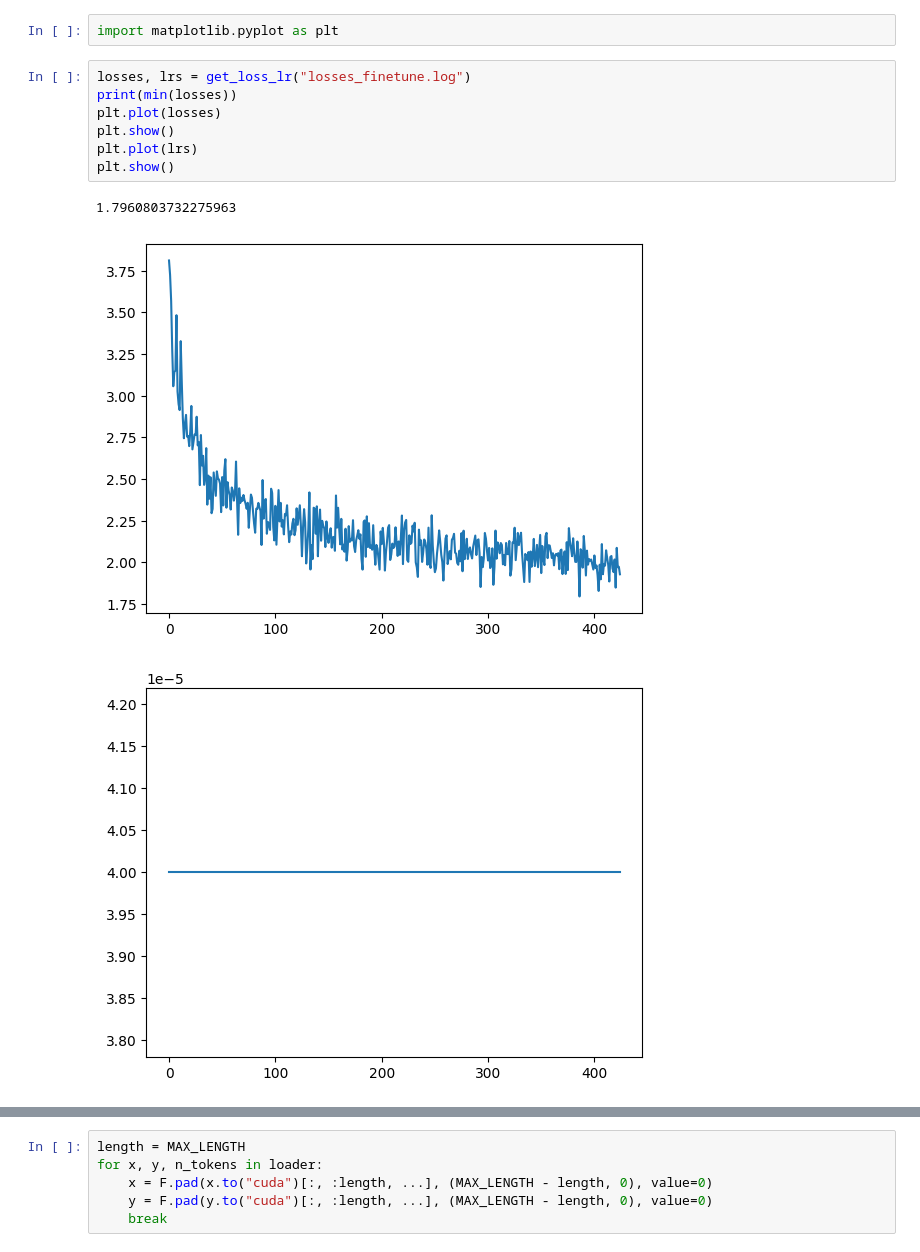
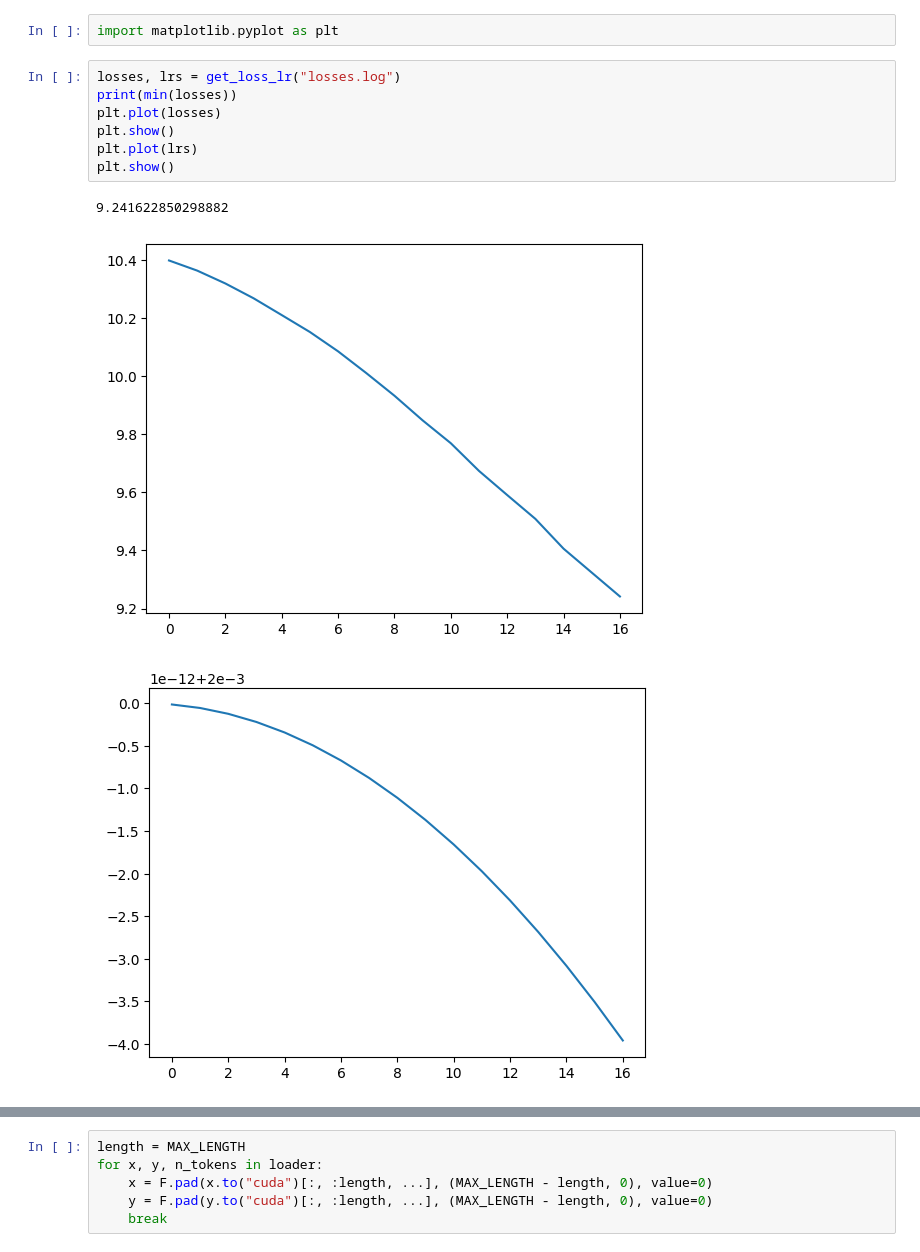
Before and after one commit to kyv001/minilm, a Jupyter notebook: tests.ipynb, the cells around one changed output, grey strips where cells are left out. Drawn from its saved outputs; the diff is of its cells as text.

```diff
--- a/tests.ipynb
+++ b/tests.ipynb
@@ -25,16 +25,16 @@ def get_loss_lr(log_file):
 # %%
 import matplotlib.pyplot as plt
 # %%
-losses, lrs = get_loss_lr("losses_finetune.log")
+losses, lrs = get_loss_lr("losses.log")
 print(min(losses))
 plt.plot(losses)
 plt.show()
 plt.plot(lrs)
 plt.show()
 # %% [output]
-1.7960803732275963
+9.241622850298882
-[figure, old version]
+[figure, new version]
-[figure, old version]
+[figure, new version]
 # %%
 from dataloader import BinaryDataset, collate_fn
 from torch.utils.data import DataLoader
```
Also changed, not shown: parts of 8 cells of this notebook, 3 other files.
